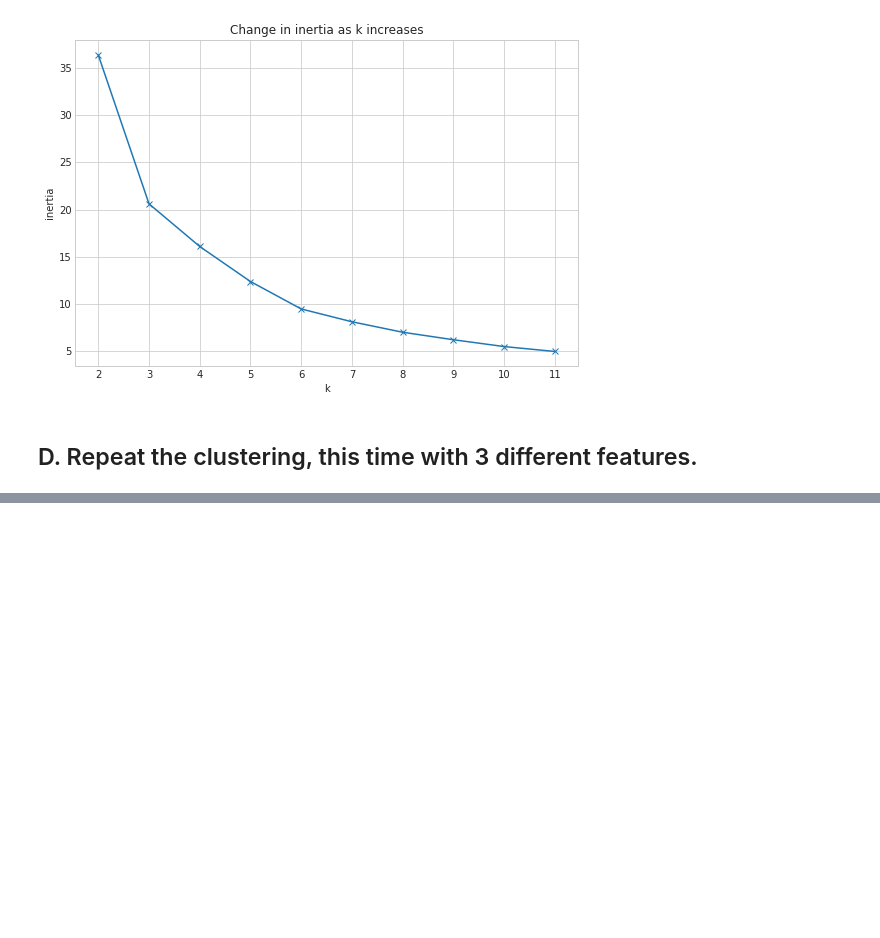
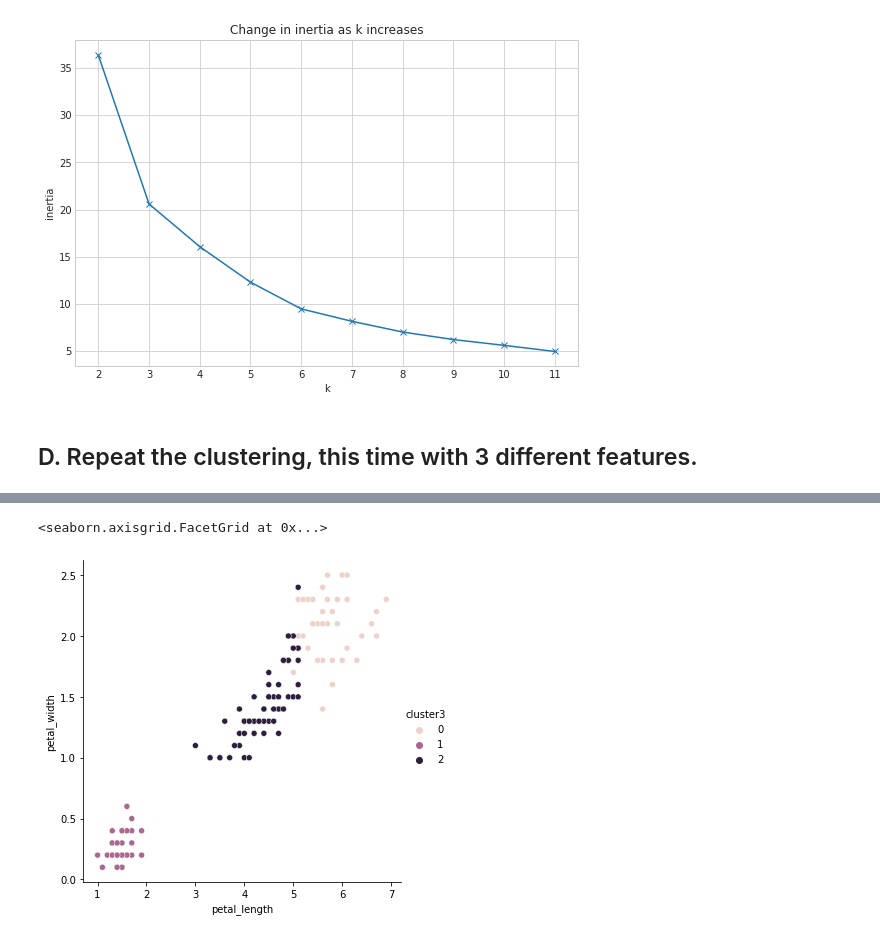
Before and after one commit to johngrinstead/clustering-exercises, a Jupyter notebook: modeling.ipynb, the cells around one changed output, grey strips where cells are left out. Drawn from its saved outputs; the diff is of its cells as text; code cells hidden in the pictures; blank space fills up the shorter version.

Commit message:
completed modeling exercise

```diff
--- a/modeling.ipynb
+++ b/modeling.ipynb
@@ -126,3 +126,15 @@ with plt.style.context('seaborn-whitegrid'):
 [figure]
 # %% [markdown]
 ## D. Repeat the clustering, this time with 3 different features.
+# %%
+X = iris[['petal_length', 'sepal_length', 'petal_width']]
+
+## take the fields you want to use for your modeling
+# %%
+kmeans = KMeans(n_clusters=3)
+
+## make the model, n_clusters being how many clusters you want in your model
+# %%
+kmeans.fit(X)
+
+## fit the model to the fields you want to use in your model
@@ -128,0 +155,4 @@ with plt.style.context('seaborn-whitegrid'):
+# %%
+iris['cluster3'] = kmeans.predict(X)
+
+## store the predictions as a column on your df
@@ -128,0 +168,5 @@ with plt.style.context('seaborn-whitegrid'):
+# %%
+sns.relplot(data=iris, x='petal_length', y='petal_width', hue='cluster3')
+# %% [output]
+<seaborn.axisgrid.FacetGrid at 0x...>
+[figure, added]
```
Also changed, not shown: parts of 55 cells of this notebook, 1 other file.
